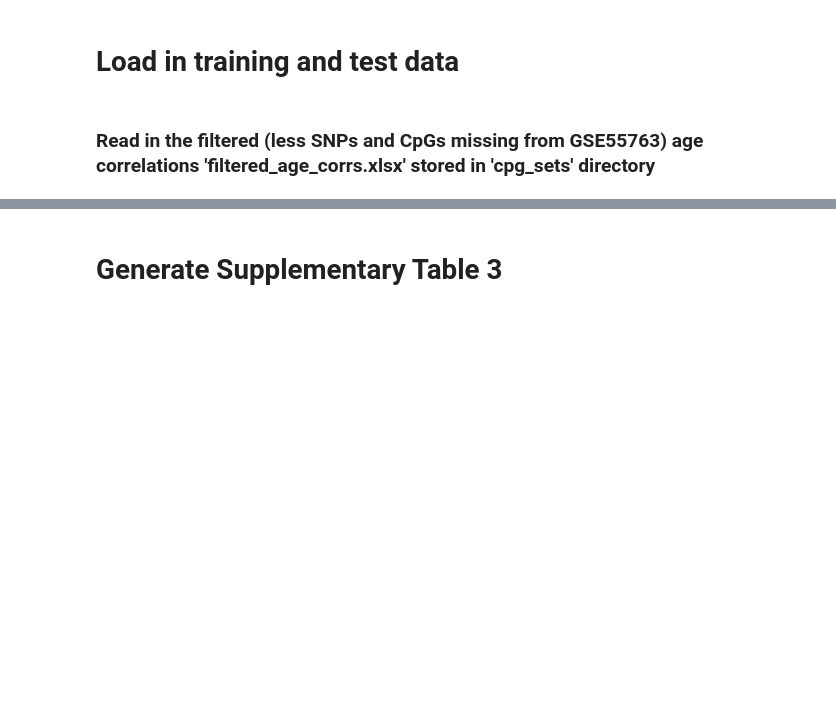
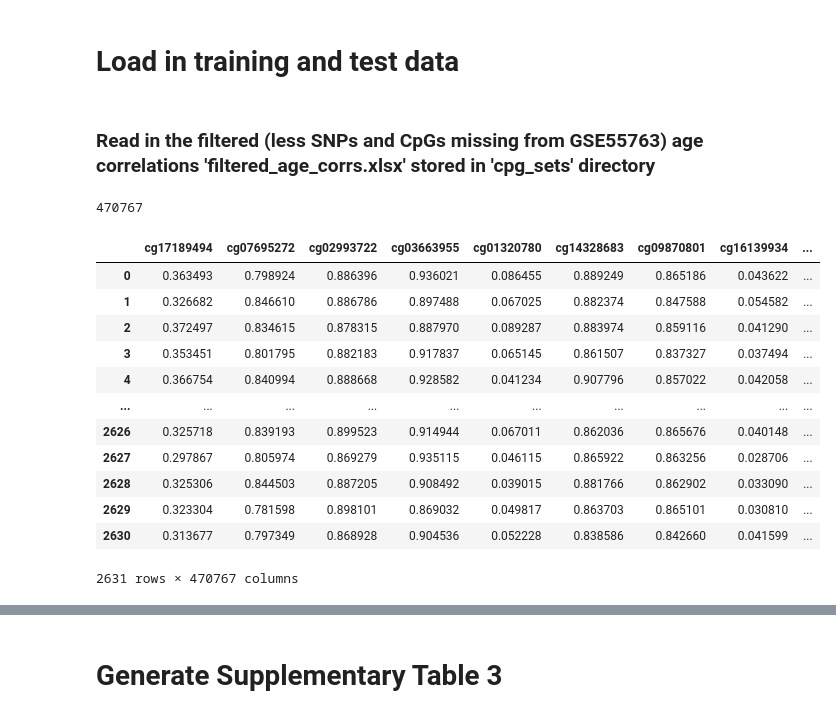
Before and after one commit to SkinnerCM/conboy-laboratory, a Jupyter notebook: dnam-clocks/mFSS-clock/notebooks/Generate figures/Generate Figure 4.ipynb, the cells around one changed output, grey strips where cells are left out. Saved outputs shown, nothing was run; the diff lists cells and outputs as text; code cells hidden in the pictures; blank space fills up the shorter version.

```diff
--- a/dnam-clocks/mFSS-clock/notebooks/Generate figures/Generate Figure 4.ipynb
+++ b/dnam-clocks/mFSS-clock/notebooks/Generate figures/Generate Figure 4.ipynb
@@ -33,0 +28,6 @@ age_corrs=pd.read_excel(data_path + 'cpg_sets/filtered_age_corrs.xlsx')
+# %%
+len(overlap)
+# %% [output]
+470767
+# %%
+lehne = lehne[overlap]
@@ -33,0 +36,16 @@ age_corrs=pd.read_excel(data_path + 'cpg_sets/filtered_age_corrs.xlsx')
+# %%
+lehne
+# %% [output]
+|  | cg17189494 | cg07695272 | cg02993722 | cg03663955 | cg01320780 | cg14328683 | cg09870801 | cg16139934 | ... |
+| 0 | 0.363493 | 0.798924 | 0.886396 | 0.936021 | 0.086455 | 0.889249 | 0.865186 | 0.043622 | ... |
+| 1 | 0.326682 | 0.846610 | 0.886786 | 0.897488 | 0.067025 | 0.882374 | 0.847588 | 0.054582 | ... |
+| 2 | 0.372497 | 0.834615 | 0.878315 | 0.887970 | 0.089287 | 0.883974 | 0.859116 | 0.041290 | ... |
+| 3 | 0.353451 | 0.801795 | 0.882183 | 0.917837 | 0.065145 | 0.861507 | 0.837327 | 0.037494 | ... |
+| 4 | 0.366754 | 0.840994 | 0.888668 | 0.928582 | 0.041234 | 0.907796 | 0.857022 | 0.042058 | ... |
+| ... | ... | ... | ... | ... | ... | ... | ... | ... | ... |
+| 2626 | 0.325718 | 0.839193 | 0.899523 | 0.914944 | 0.067011 | 0.862036 | 0.865676 | 0.040148 | ... |
+| 2627 | 0.297867 | 0.805974 | 0.869279 | 0.935115 | 0.046115 | 0.865922 | 0.863256 | 0.028706 | ... |
+| 2628 | 0.325306 | 0.844503 | 0.887205 | 0.908492 | 0.039015 | 0.881766 | 0.862902 | 0.033090 | ... |
+| 2629 | 0.323304 | 0.781598 | 0.898101 | 0.869032 | 0.049817 | 0.863703 | 0.865101 | 0.030810 | ... |
+| 2630 | 0.313677 | 0.797349 | 0.868928 | 0.904536 | 0.052228 | 0.838586 | 0.842660 | 0.041599 | ... |
+2631 rows × 470767 columns
```
Also changed, not shown: parts of 16 cells of this notebook, 3 other files.
